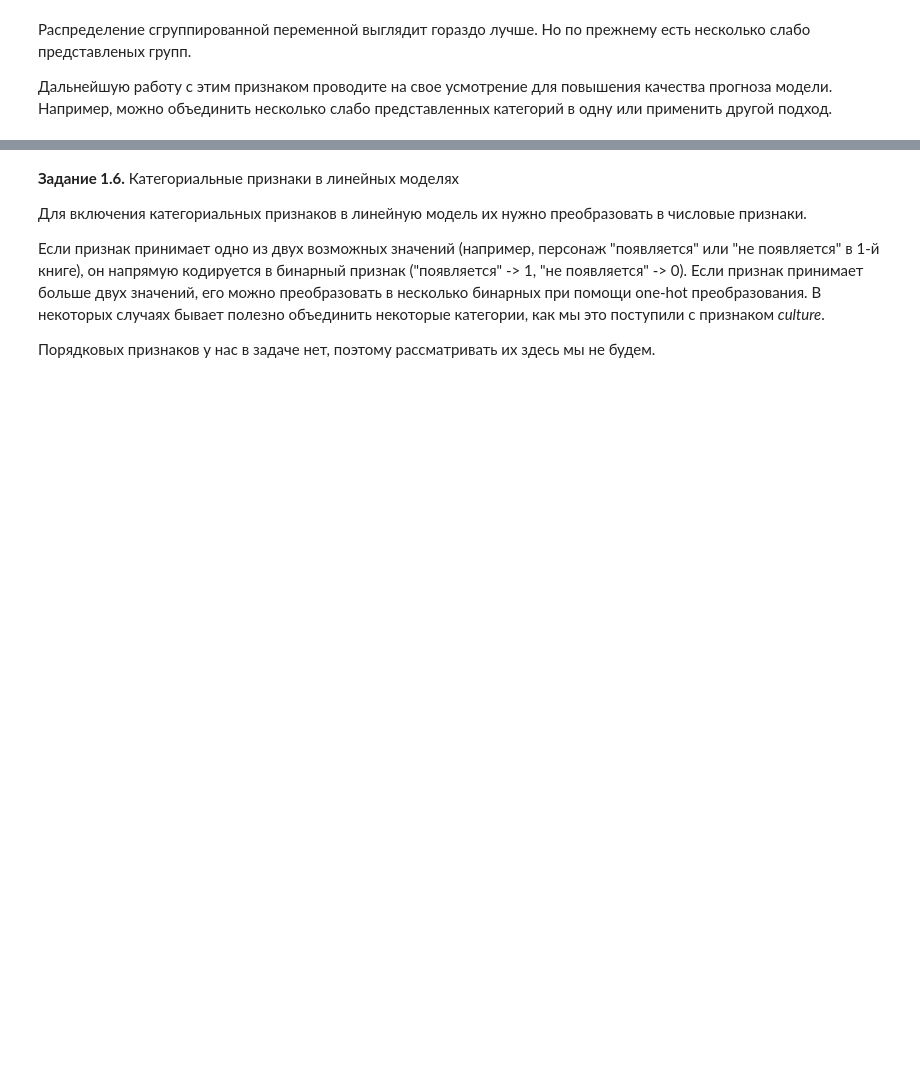
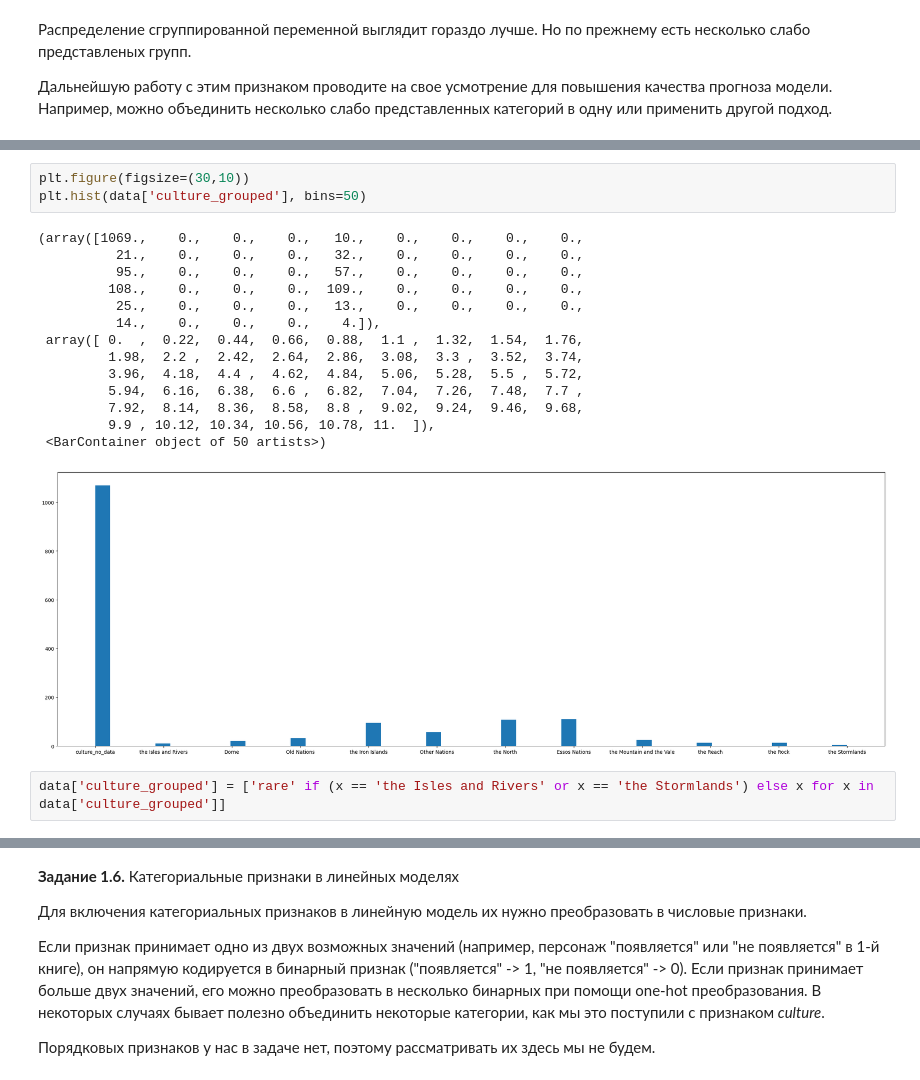
Before and after one commit to sofyakhlopkova/-1, a Jupyter notebook: week_01_ml_intro/Homework/hw_1_game_of_thrones.ipynb, the cells around one changed output, grey strips where cells are left out. Cells and saved outputs as stored; diff of their text form; blank space fills up the shorter version.

```diff
--- a/week_01_ml_intro/Homework/hw_1_game_of_thrones.ipynb
+++ b/week_01_ml_intro/Homework/hw_1_game_of_thrones.ipynb
@@ -477,0 +496,20 @@ data['culture_grouped'] = ['culture_no_data' if pd.isna(x) else x for x in data[
+# %%
+plt.figure(figsize=(30,10))
+plt.hist(data['culture_grouped'], bins=50)
+# %% [output]
+(array([1069.,    0.,    0.,    0.,   10.,    0.,    0.,    0.,    0.,
+          21.,    0.,    0.,    0.,   32.,    0.,    0.,    0.,    0.,
+          95.,    0.,    0.,    0.,   57.,    0.,    0.,    0.,    0.,
+         108.,    0.,    0.,    0.,  109.,    0.,    0.,    0.,    0.,
+          25.,    0.,    0.,    0.,   13.,    0.,    0.,    0.,    0.,
+          14.,    0.,    0.,    0.,    4.]),
+ array([ 0.  ,  0.22,  0.44,  0.66,  0.88,  1.1 ,  1.32,  1.54,  1.76,
+         1.98,  2.2 ,  2.42,  2.64,  2.86,  3.08,  3.3 ,  3.52,  3.74,
+         3.96,  4.18,  4.4 ,  4.62,  4.84,  5.06,  5.28,  5.5 ,  5.72,
+         5.94,  6.16,  6.38,  6.6 ,  6.82,  7.04,  7.26,  7.48,  7.7 ,
+         7.92,  8.14,  8.36,  8.58,  8.8 ,  9.02,  9.24,  9.46,  9.68,
+         9.9 , 10.12, 10.34, 10.56, 10.78, 11.  ]),
+ <BarContainer object of 50 artists>)
+[figure, added]
+# %%
+data['culture_grouped'] = ['rare' if (x == 'the Isles and Rivers' or x == 'the Stormlands') else x for x in data['culture_grouped']]
```
Also changed, not shown: parts of 13 cells of this notebook.
